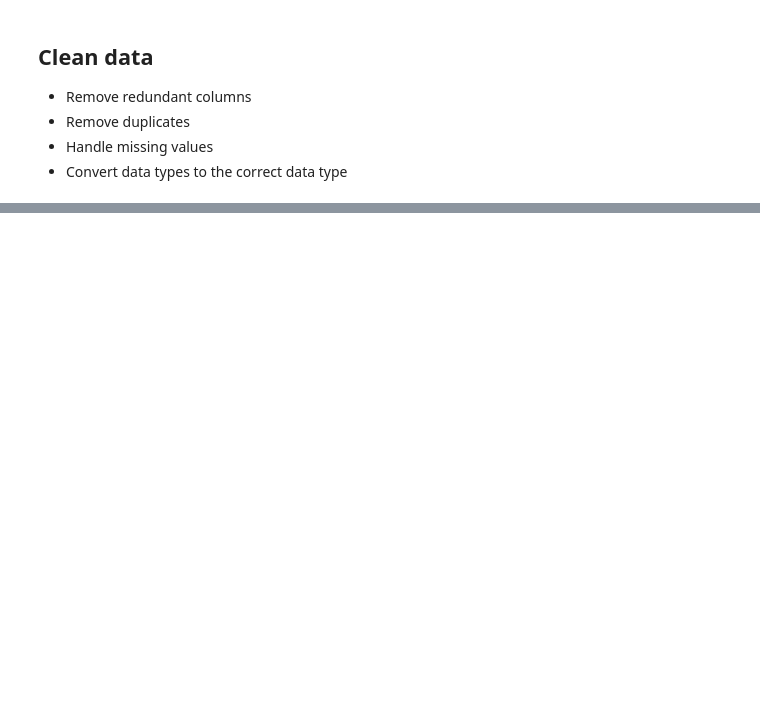
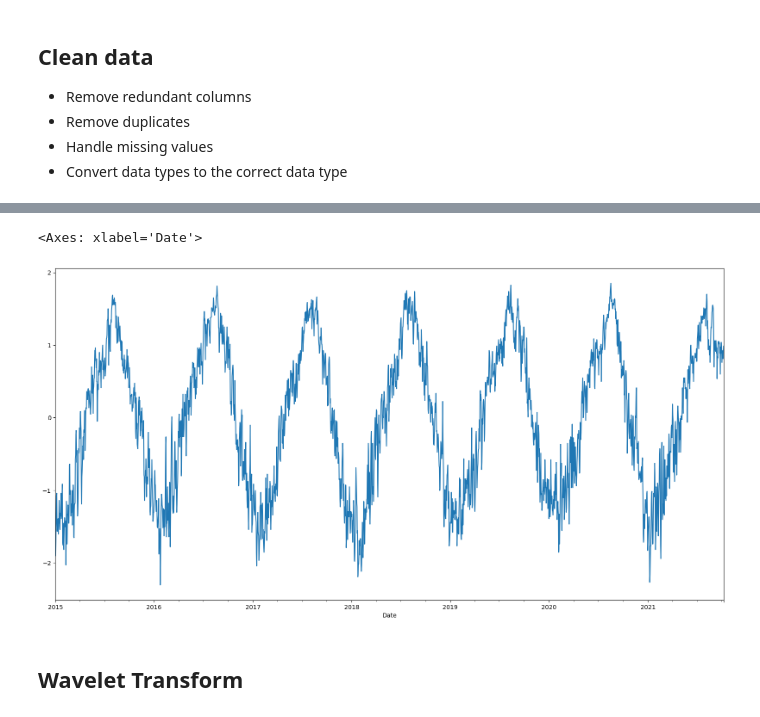
Before and after one commit to nghiavuPrac/DBM301, a Jupyter notebook: Assigment/data_processing.ipynb, the cells around one changed output, grey strips where cells are left out. Cells and saved outputs as stored; diff of their text form; code cells hidden in the pictures; blank space fills up the shorter version.

Commit message:
research and apply wavelet transform

```diff
--- a/Assigment/data_processing.ipynb
+++ b/Assigment/data_processing.ipynb
@@ -58,0 +88,9 @@ df.describe()
+# %%
+df["Temparature_std"] =( df["Temparature"] - df['Temparature'].mean() ) / df["Temparature"].std()
+# %%
+df["Temparature_std"].plot(figsize=(20,10))
+# %% [output]
+<Axes: xlabel='Date'>
+[figure, added]
+# %% [markdown]
+## Wavelet Transform
```
Also changed, not shown: parts of 19 cells of this notebook, 5 other files.
